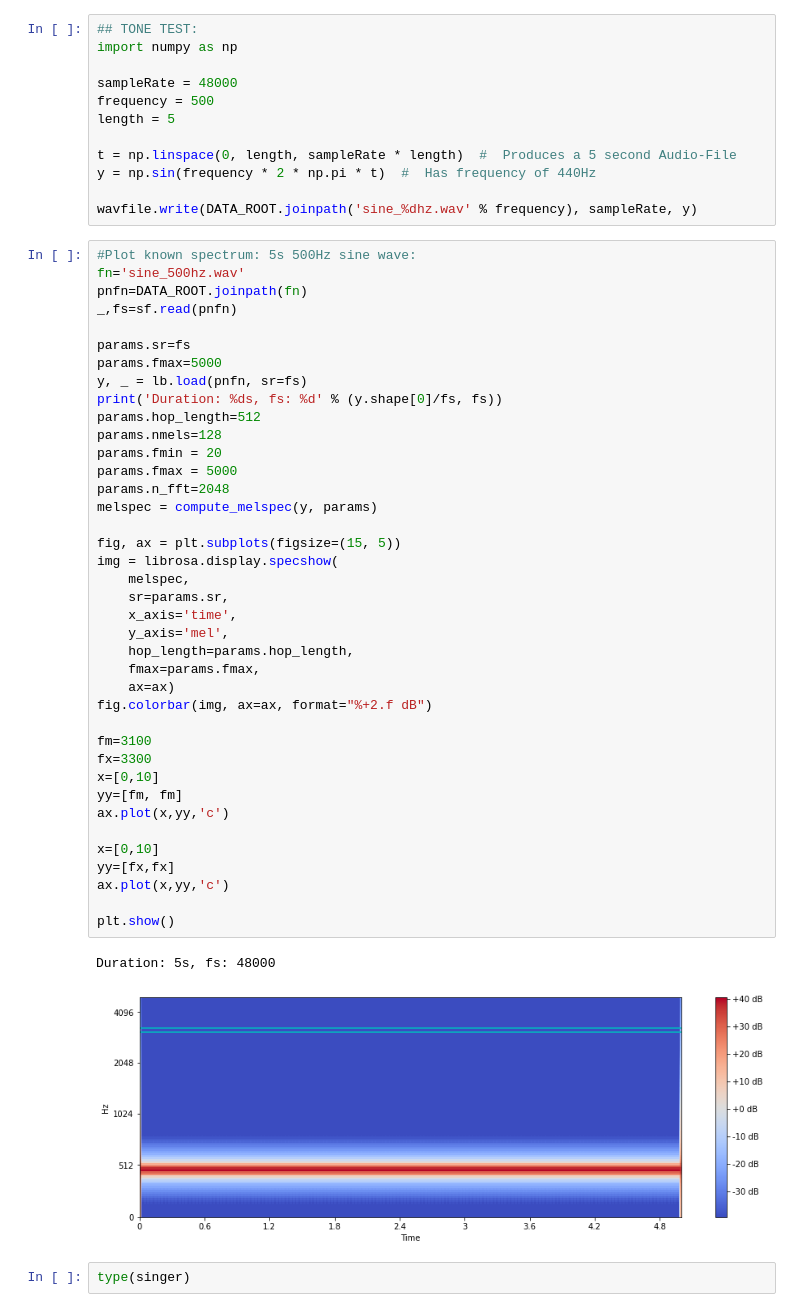
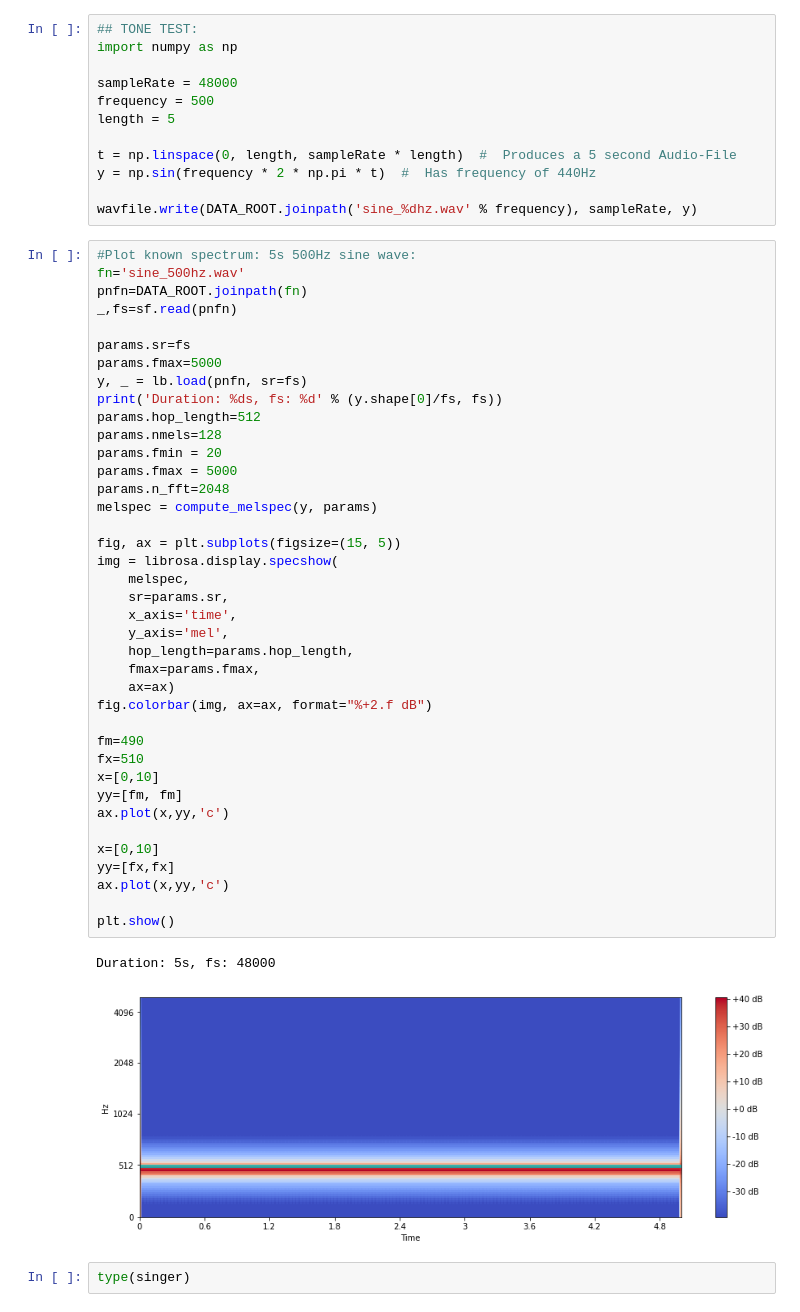
Before and after one commit to KidElectric/rfcx_kaggle, a Jupyter notebook: notebooks/1.0-bri-data-exploration-and-spectrogram-tests.ipynb, the cells around one changed output. Saved outputs shown, nothing was run; the diff lists cells and outputs as text.

```diff
--- a/notebooks/1.0-bri-data-exploration-and-spectrogram-tests.ipynb
+++ b/notebooks/1.0-bri-data-exploration-and-spectrogram-tests.ipynb
@@ -159,36 +159,36 @@ y, _ = lb.load(pnfn, sr=fs)
 print('Duration: %ds, fs: %d' % (y.shape[0]/fs, fs))
 params.hop_length=512
 params.nmels=128
 params.fmin = 20
 params.fmax = 5000
 params.n_fft=2048
 melspec = compute_melspec(y, params)
 
 fig, ax = plt.subplots(figsize=(15, 5))
 img = librosa.display.specshow(
     melspec,
     sr=params.sr,
     x_axis='time',
     y_axis='mel',
     hop_length=params.hop_length,
     fmax=params.fmax,
     ax=ax)
 fig.colorbar(img, ax=ax, format="%+2.f dB")
 
-fm=3100
-fx=3300
+fm=490
+fx=510
 x=[0,10]
 yy=[fm, fm]
 ax.plot(x,yy,'c')
 
 x=[0,10]
 yy=[fx,fx]
 ax.plot(x,yy,'c')
 
 plt.show()
 # %% [output]
 Duration: 5s, fs: 48000
-[figure, old version]
+[figure, new version]
 # %%
 type(singer)
 # %% [output]
```
Also changed, not shown: parts of 2 cells of this notebook, 1 other file.
